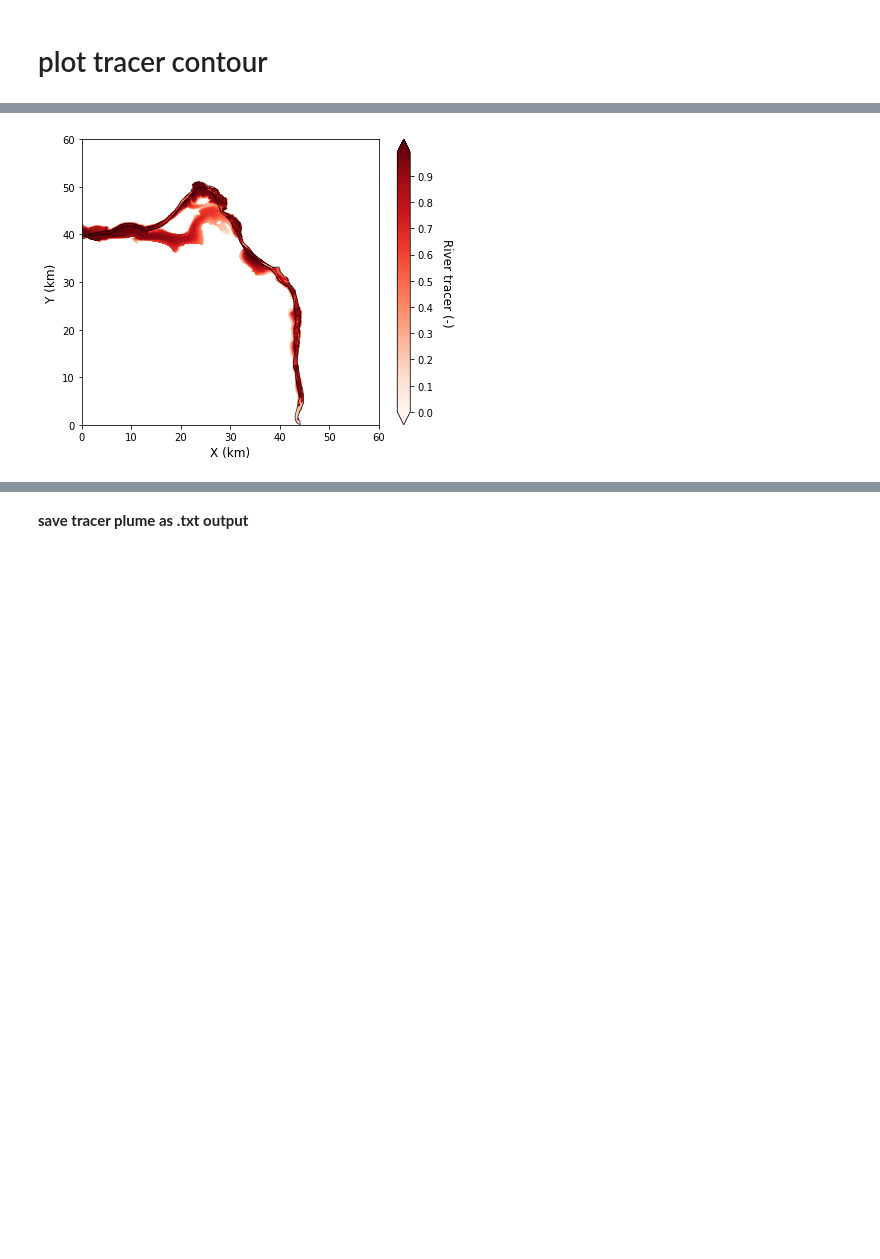
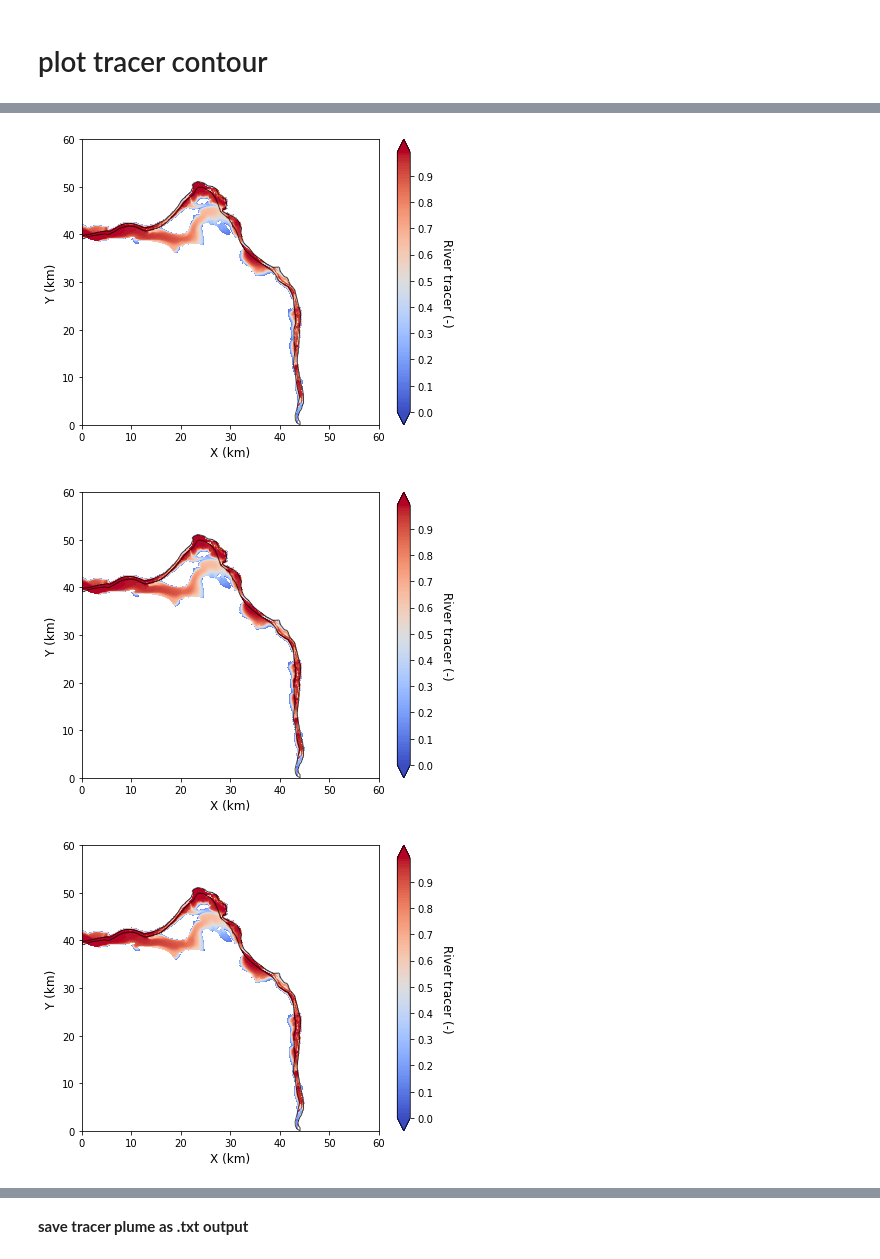
Before and after one commit to pinshuai/HFR-flow, a Jupyter notebook: NERSC-plot_solute_contour.ipynb, the cells around one changed output, grey strips where cells are left out. Drawn from its saved outputs; the diff is of its cells as text; code cells hidden in the pictures; blank space fills up the shorter version.

```diff
--- a/NERSC-plot_solute_contour.ipynb
+++ b/NERSC-plot_solute_contour.ipynb
@@ -156,20 +156,20 @@ river_geo['y'] = (river_geo['y'] - model_origin[1])/1000
 polygon = Polygon(river_geo.loc[:, ["x", "y"]].values)
 river_x,river_y = polygon.exterior.xy
 # %%
-sf = shp.Reader(fname_hf_shp)
+# sf = shp.Reader(fname_hf_shp)
 
-plt.figure()
-for shape in sf.shapeRecords():
-    x = [i[0] for i in shape.shape.points[:]]
-    y = [i[1] for i in shape.shape.points[:]]
-    plt.plot(x,y)
+# plt.figure()
+# for shape in sf.shapeRecords():
+#     x = [i[0] for i in shape.shape.points[:]]
+#     y = [i[1] for i in shape.shape.points[:]]
+#     plt.plot(x,y)
 # %% [markdown]
 # plot tracer contour
 # %%
 %matplotlib inline
 # patches = []
 # loop over time step
-for itime in time_index[:1:]:
+for itime in time_index[:100:10]:
     #itime = 6003 # 2011-5-31
 #     itime = 6383 # 2011-9-3
 #     print(itime)
@@ -202,7 +202,7 @@ for itime in time_index[:1:]:
 #     ax1.plot(river_x, river_y, color='#6699cc', alpha=0.7, linewidth=3, solid_capstyle='round', zorder=2)
 
     cf1 = ax1.contourf(x / 1000, y / 1000, temp_max_tracer,
-                       cmap=plt.cm.Reds,
+                       cmap=plt.cm.coolwarm,
                        levels=np.arange(0, 1, 0.01),
                        vmin=0,
                        vmax=1,
@@ -241 +250,3 @@ for itime in time_index[:1:]:
-[figure, old version]
+[figure, new version]
+[figure, added]
+[figure, added]
```
Also changed, not shown: parts of 1 cell of this notebook, 1 other file.
